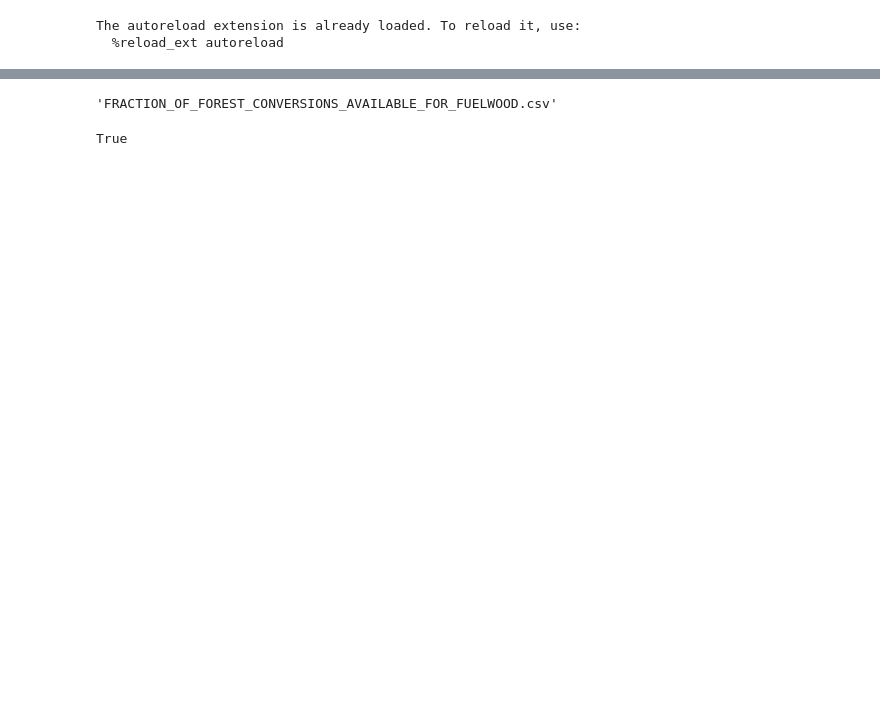
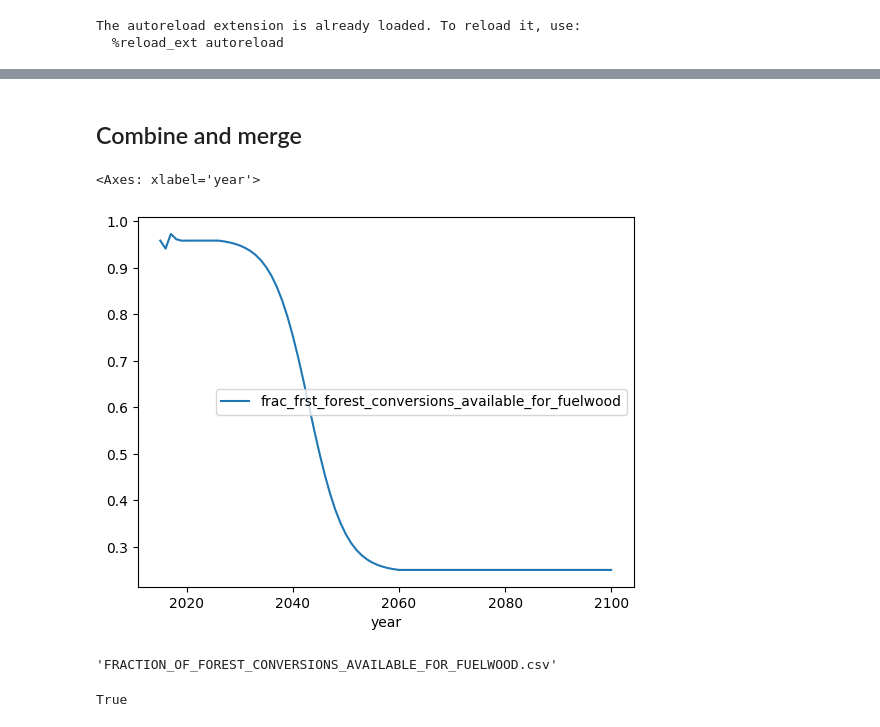
Before and after one commit to sisepuede-framework/ssp_uganda_data, a Jupyter notebook: data_processing/FRACTION_FRST_CONVERSION_FOR_BIOMASS.ipynb, the cells around one changed output, grey strips where cells are left out. Saved outputs shown, nothing was run; the diff lists cells and outputs as text; code cells hidden in the pictures; blank space fills up the shorter version.

```diff
--- a/data_processing/FRACTION_FRST_CONVERSION_FOR_BIOMASS.ipynb
+++ b/data_processing/FRACTION_FRST_CONVERSION_FOR_BIOMASS.ipynb
@@ -140,3 +139,36 @@ df_frac_2 = (
+# %% [markdown]
+##  Combine and merge
+# %%
+field_year = time_periods.field_year
+df_fracs = pd.concat(
+    [
+        df,
+        df_ramp[
+            ~df_ramp[field_year].isin(df[field_year].to_numpy())
+        ]
+        .reset_index(drop = True,)
+    ]
+)
+
+df_fracs = (
+    pd.merge(
+        pd.DataFrame(
+            {
+                field_year: range(_YEAR_0, _YEAR_1 + 1),
+            }
+        ),
+        df_fracs,
+        how = "left",
+    )
+    .interpolate()
+    .ffill()
+)
+# %%
+
+df_fracs.plot(x = "year", )
+# %% [output]
+<Axes: xlabel='year'>
+[figure, added]
 # %%
 cdn.file_name_from_variable(modvar_frst_frac, )
 # %% [output]
```
Also changed, not shown: parts of 5 cells of this notebook, 54 other files.
